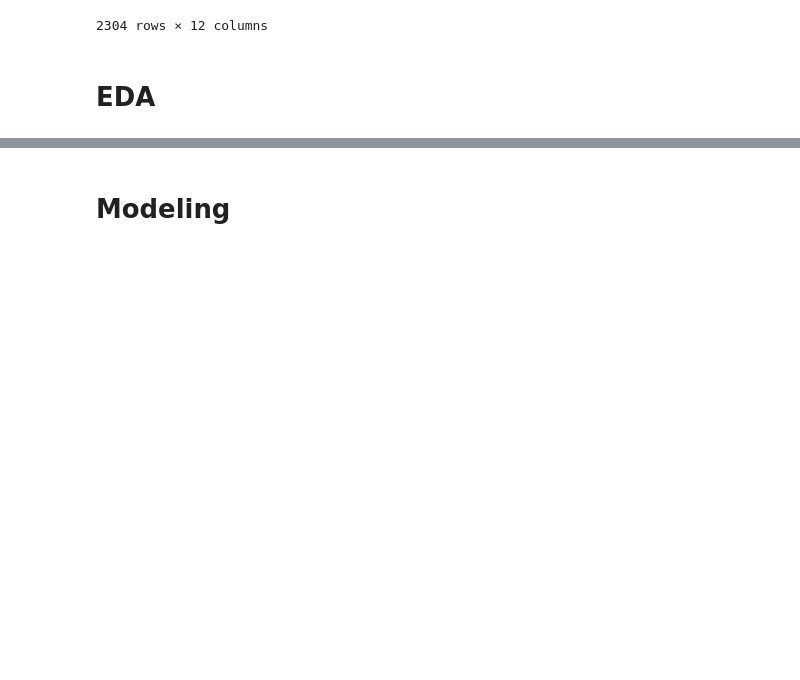
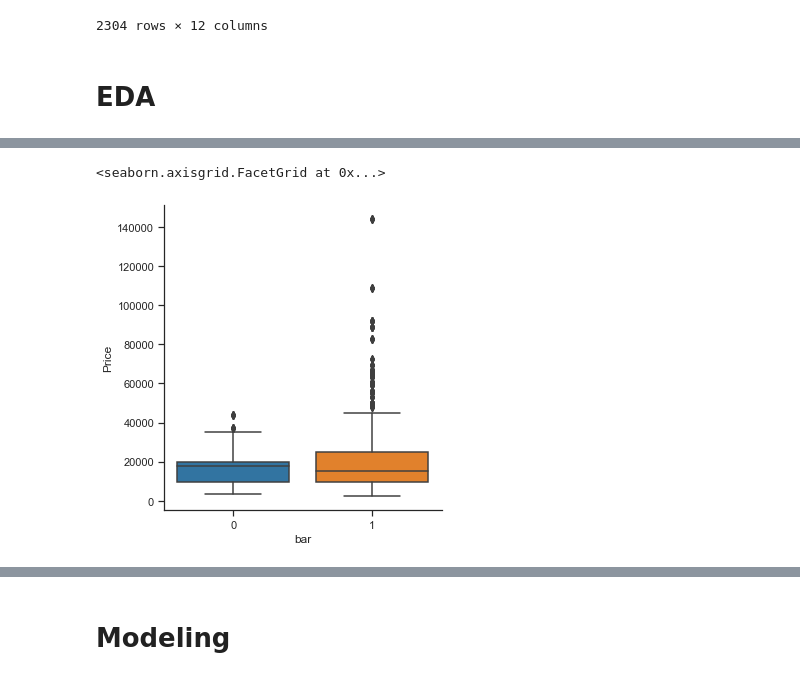
Before and after one commit to FelixFern/FINDIT-2023-ODE, a Jupyter notebook: Oh Data Euy.ipynb, the cells around one changed output, grey strips where cells are left out. Drawn from its saved outputs; the diff is of its cells as text; code cells hidden in the pictures; blank space fills up the shorter version.

```diff
--- a/Oh Data Euy.ipynb
+++ b/Oh Data Euy.ipynb
@@ -518,0 +560,5 @@ df_train
+# %%
+sns.catplot(data=df_train, x="bar", y="Price", kind="box")
+# %% [output]
+<seaborn.axisgrid.FacetGrid at 0x...>
+[figure, added]
```
Also changed, not shown: parts of 55 cells of this notebook, 9 other files.
